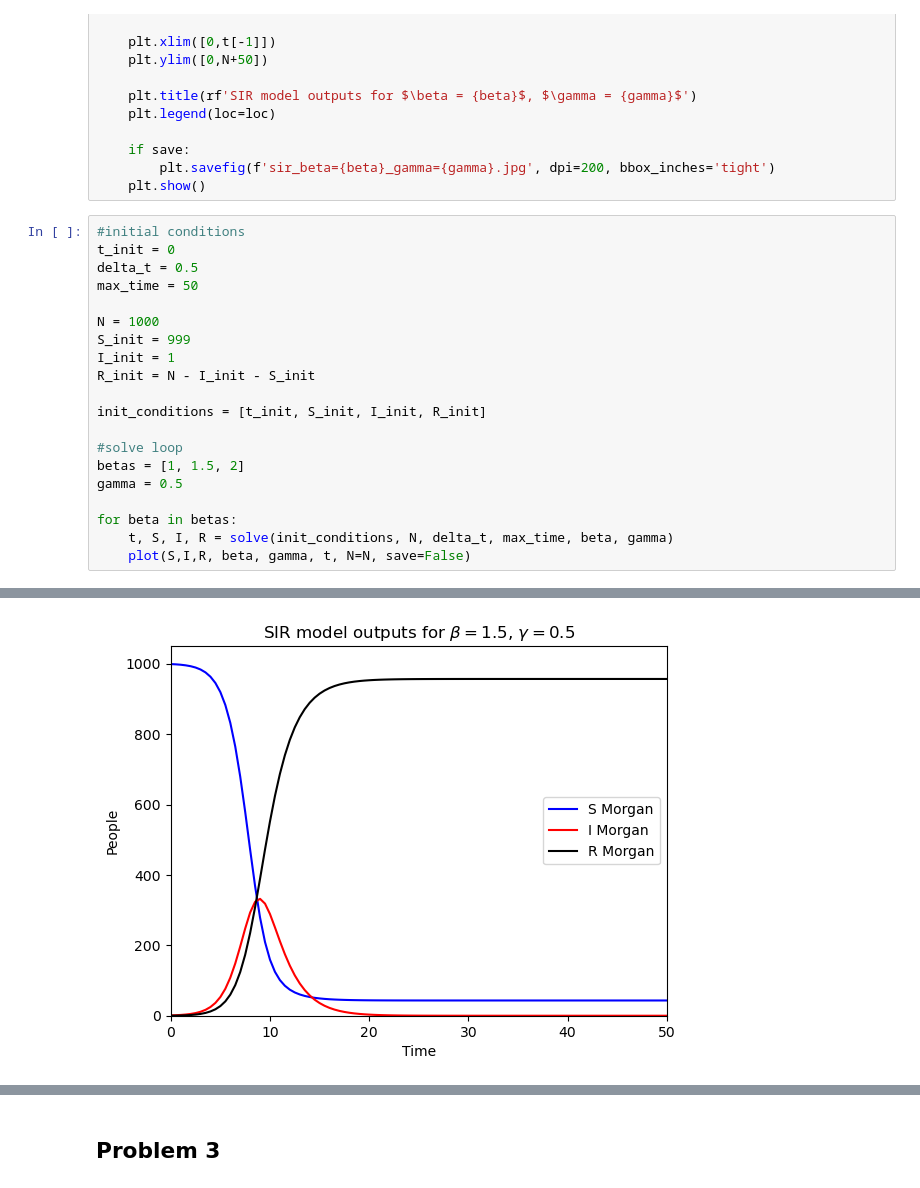
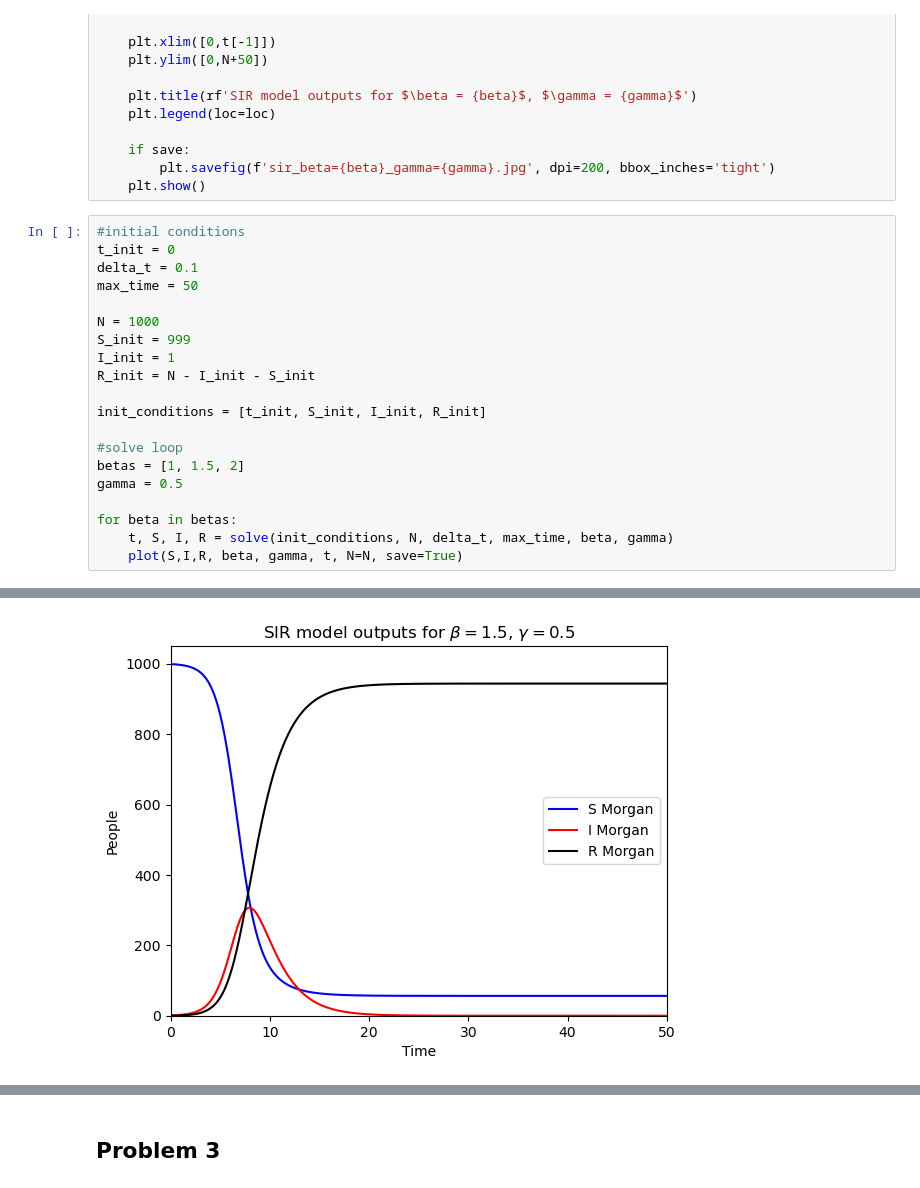
Before and after one commit to mbyers31/sp24-csci7000, a Jupyter notebook: homeworks/hw1.ipynb, the cells around one changed output, grey strips where cells are left out. Saved outputs shown, nothing was run; the diff lists cells and outputs as text.

```diff
--- a/homeworks/hw1.ipynb
+++ b/homeworks/hw1.ipynb
@@ -64,7 +64,7 @@ def plot(S, I, R, beta, gamma, t, save=True, N=1000, loc='right'):
 # %%
 #initial conditions
 t_init = 0
-delta_t = 0.5
+delta_t = 0.1
 max_time = 50
 
 N = 1000
@@ -80,5 +80,5 @@ gamma = 0.5
 
 for beta in betas:
     t, S, I, R = solve(init_conditions, N, delta_t, max_time, beta, gamma)
-    plot(S,I,R, beta, gamma, t, N=N, save=False)
+    plot(S,I,R, beta, gamma, t, N=N, save=True)
 # %% [output]
@@ -86 +86 @@ for beta in betas:
-[figure, old version]
+[figure, new version]
```
Also changed, not shown: parts of 4 cells of this notebook.
